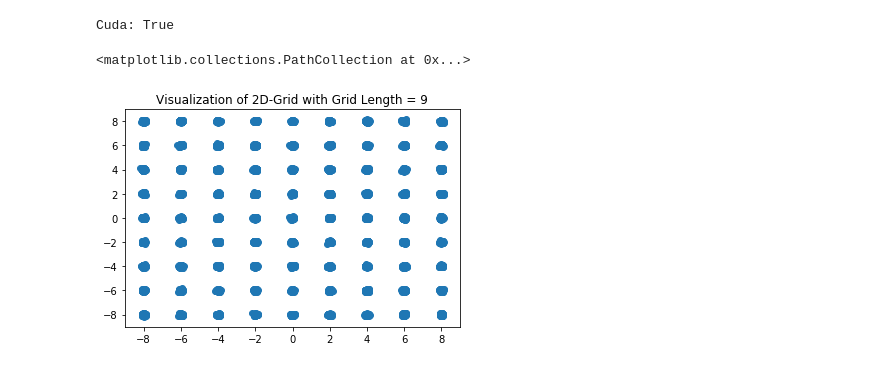
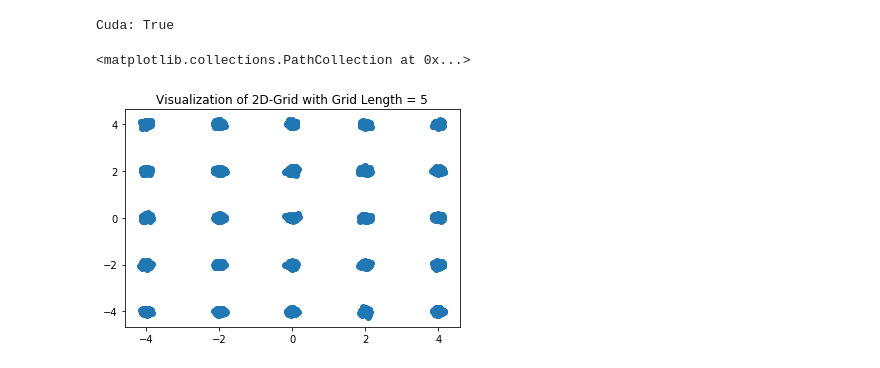
Before and after one commit to narenmanoj/summer-2018-sandbox, a Jupyter notebook: experiments/synthetic/2d_grid.ipynb, the cells around one changed output. Cells and saved outputs as stored; diff of their text form; code cells hidden in the pictures.

```diff
--- a/experiments/synthetic/2d_grid.ipynb
+++ b/experiments/synthetic/2d_grid.ipynb
@@ -90,15 +90,15 @@ def sample_from_2dgrid(grid_length=5, var=0.0025, num_samples=1):
 # %%
 # here's what the 2D-Grid looks like
 num_samples = 10000
-grid_length=9
+grid_length = 5
 samples = sample_from_2dgrid(grid_length=grid_length, num_samples=num_samples)
 x = [samples[i][0] for i in range(num_samples)]
 y = [samples[i][1] for i in range(num_samples)]
 plt.title("Visualization of 2D-Grid with Grid Length = %d" % grid_length)
 plt.scatter(x, y)
 # %% [output]
 <matplotlib.collections.PathCollection at 0x...>
-[figure, old version]
+[figure, new version]
 # %%
 Tensor = torch.cuda.FloatTensor if cuda else torch.FloatTensor
 
```
Also changed, not shown: parts of 2 cells of this notebook.
